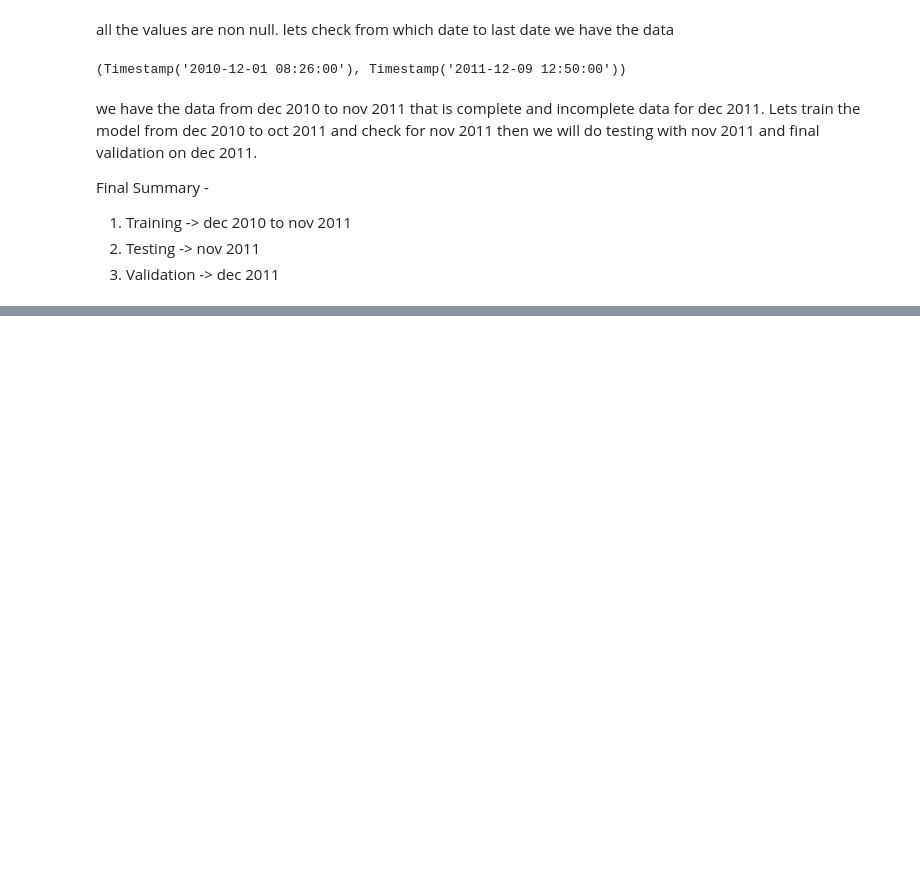
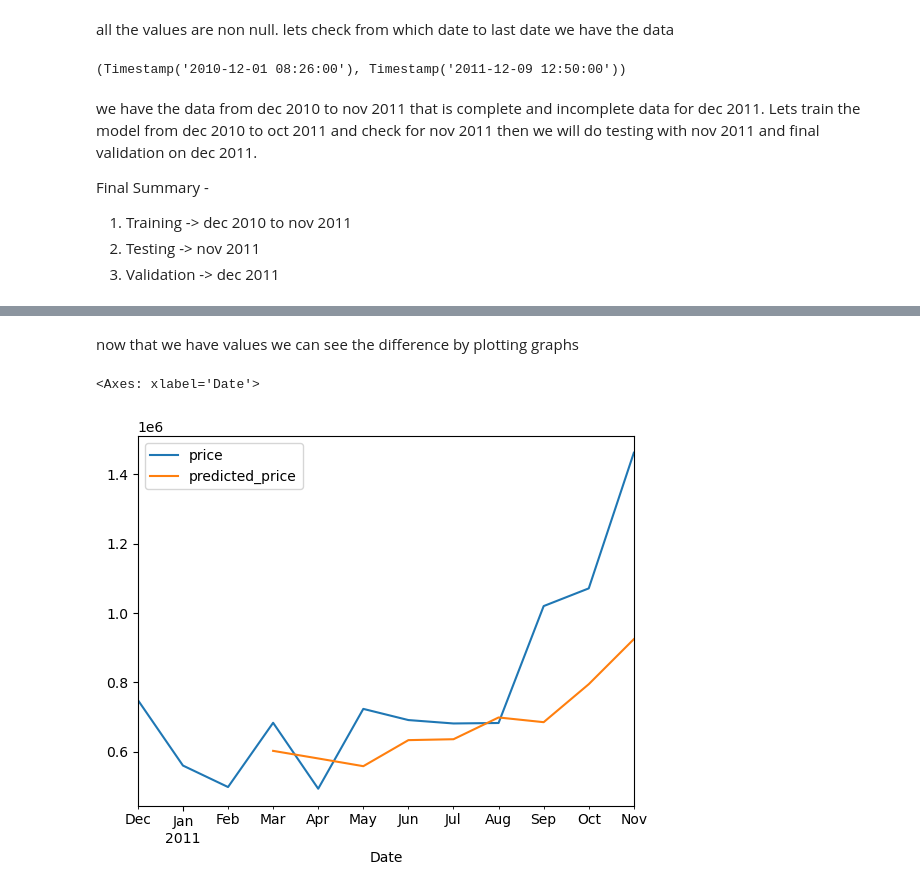
Before and after one commit to Harshraj77/data_science_and_ml_learning, a Jupyter notebook: time_series/SMA_Online_Retail.ipynb, the cells around one changed output, grey strips where cells are left out. Cells and saved outputs as stored; diff of their text form; code cells hidden in the pictures; blank space fills up the shorter version.

```diff
--- a/time_series/SMA_Online_Retail.ipynb
+++ b/time_series/SMA_Online_Retail.ipynb
@@ -71,4 +71,4 @@ Final Summary -
 2. Testing -> nov 2011
 3. Validation -> dec 2011
 # %%
-df_final = df.set_index('date')
+df_final = df.set_index('Date')
@@ -84,2 +85,2 @@ memory usage: 8.3+ MB
 # %%
-df_final = df_final.resample('M')
+df_final = df_final.resample('M').sum()
@@ -87,0 +105,2 @@ TypeError: Only valid with DatetimeIndex, TimedeltaIndex or PeriodIndex, but got
+# %%
+df_test = df_final.loc['2010-12-31':'2011-11-30']
@@ -87,0 +110,2 @@ TypeError: Only valid with DatetimeIndex, TimedeltaIndex or PeriodIndex, but got
+# %%
+df_test['predicted_price'] = df_test['price'].rolling(3).mean().shift(1)
@@ -87,0 +135,7 @@ TypeError: Only valid with DatetimeIndex, TimedeltaIndex or PeriodIndex, but got
+# %% [markdown]
+now that we have values we can see the difference by plotting graphs
+# %%
+df_test[['price','predicted_price']].plot()
+# %% [output]
+<Axes: xlabel='Date'>
+[figure, added]
```
Also changed, not shown: parts of 8 cells of this notebook.
